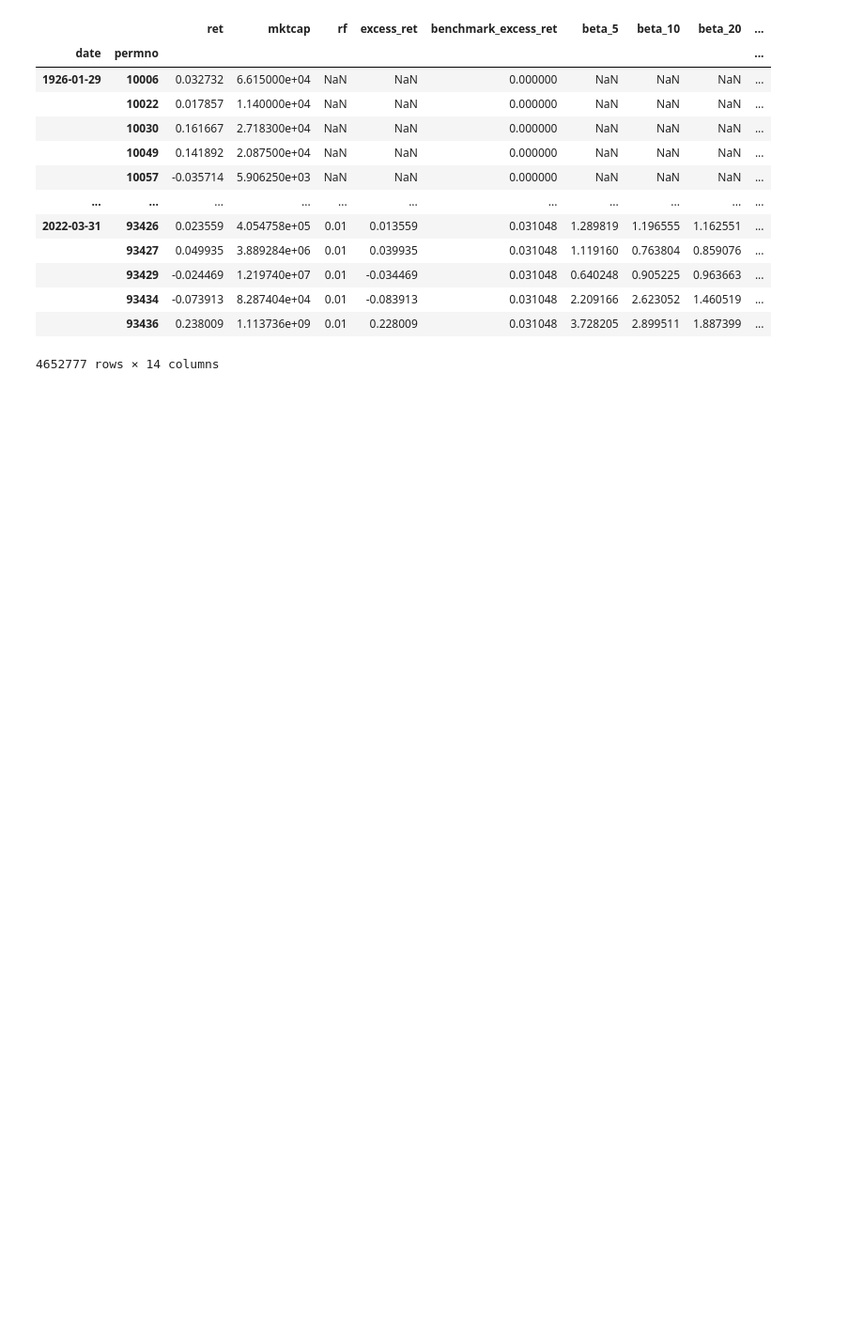
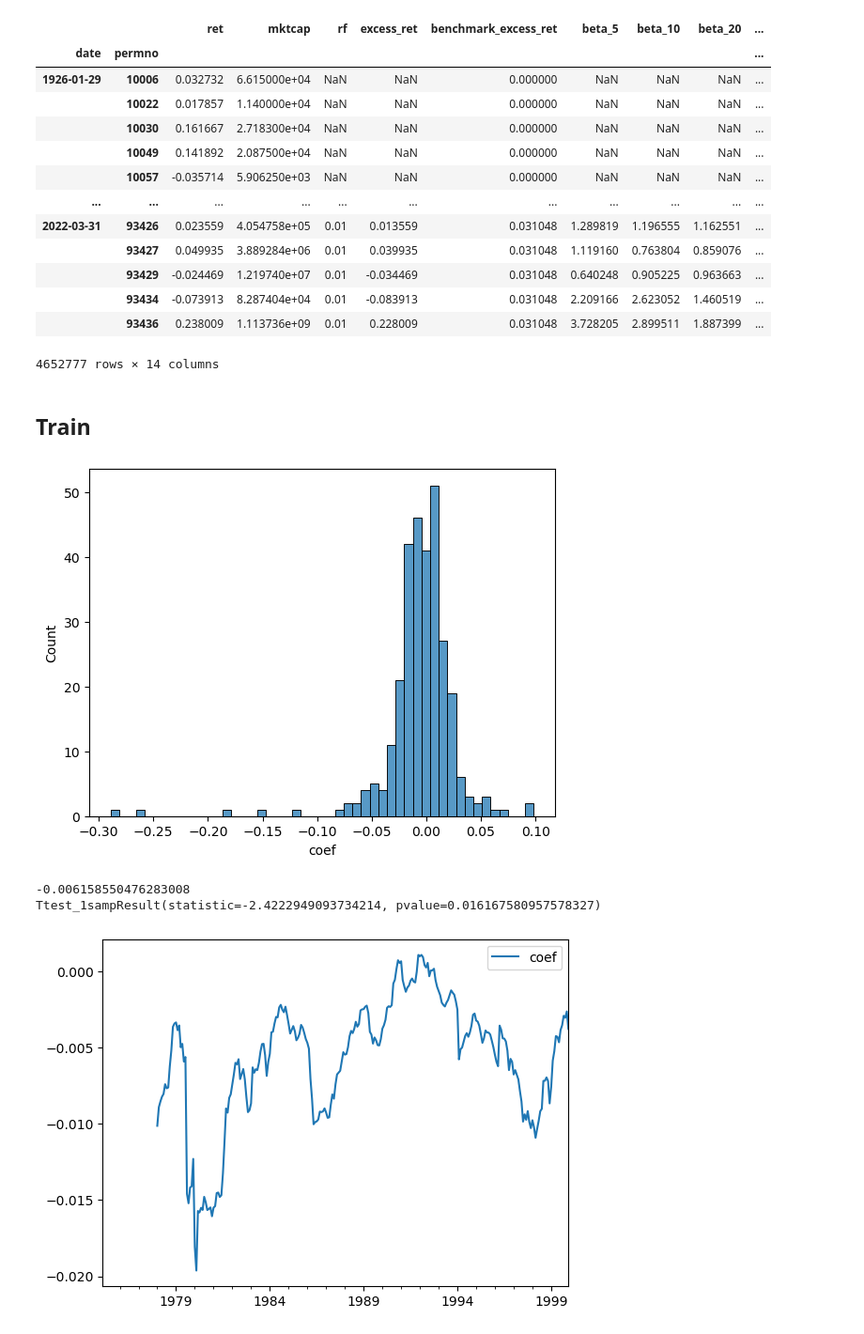
Before and after one commit to LakshaySapra/BettingAgainstBeta, a Jupyter notebook: BAB_ExpectedReturns.ipynb, the cells around one changed output. Shown: that part at 94% size. Drawn from its saved outputs; the diff is of its cells as text; code cells hidden in the pictures; blank space fills up the shorter version.

```diff
--- a/BAB_ExpectedReturns.ipynb
+++ b/BAB_ExpectedReturns.ipynb
@@ -94,6 +95,8 @@ def z_score(beta,clip=None,iqr=False):
         z = np.maximum(z,clip[0])
         z = np.minimum(z,clip[1])
     return z
+# %% [markdown]
+## Train
 # %%
 reg_results = dict(zip(['beta_5_lag','beta_10_lag','beta_20_lag','beta_30_lag'],[[] for i in range(4)]))
 
@@ -127,6 +130,18 @@ for i,date in tqdm(enumerate(df_train.index.get_level_values('date').unique())):
             "r2": 1 - np.var(cur_y-y_pred)/np.var(cur_y)
         },name=date)
         reg_results[col].append(res_ser)
+# %%
+tmp = pd.DataFrame(reg_results['beta_30_lag'])['coef'].loc['1975-01-01':]
+sns.histplot(tmp)
+plt.show()
+tmp.ewm(36,min_periods=36).mean().plot(legend=True)
+print(tmp.mean())
+print(ttest_1samp(pd.DataFrame(reg_results['beta_30_lag'])['coef'].loc['1980-01-01':'2000-01-01'],0))
+# %% [output]
+[figure, added]
+-0.006158550476283008
+Ttest_1sampResult(statistic=-2.4222949093734214, pvalue=0.016167580957578327)
+[figure, added]
 # %%
 tmp = pd.DataFrame(reg_results['beta_30_lag'])['t_stat'].loc['1975-01-01':]
 sns.histplot(tmp)
```
Also changed, not shown: parts of 12 cells of this notebook, 4 other files.
